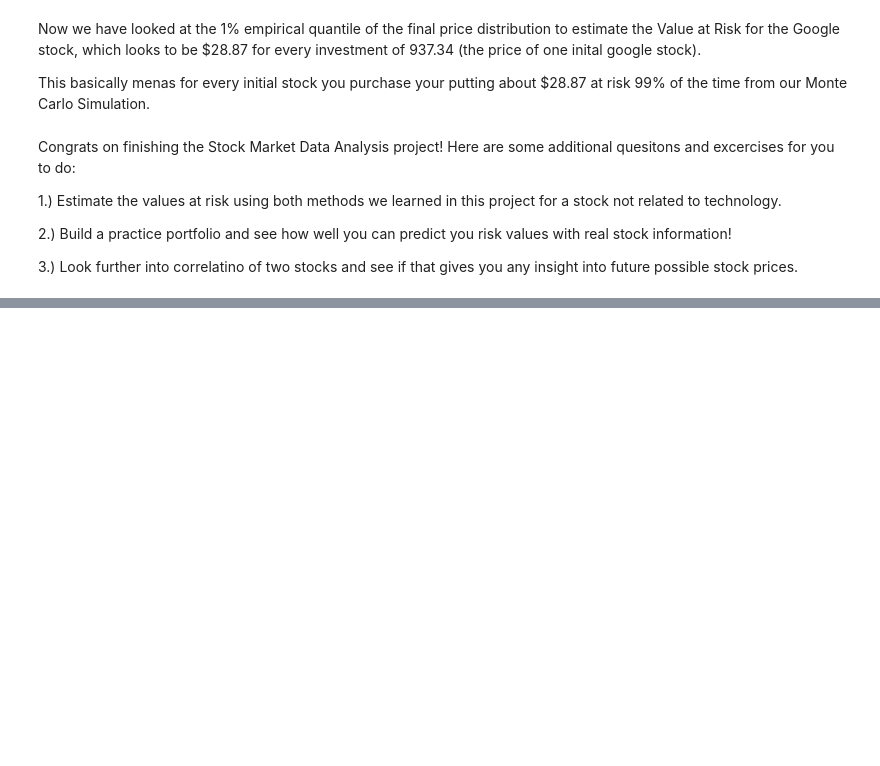
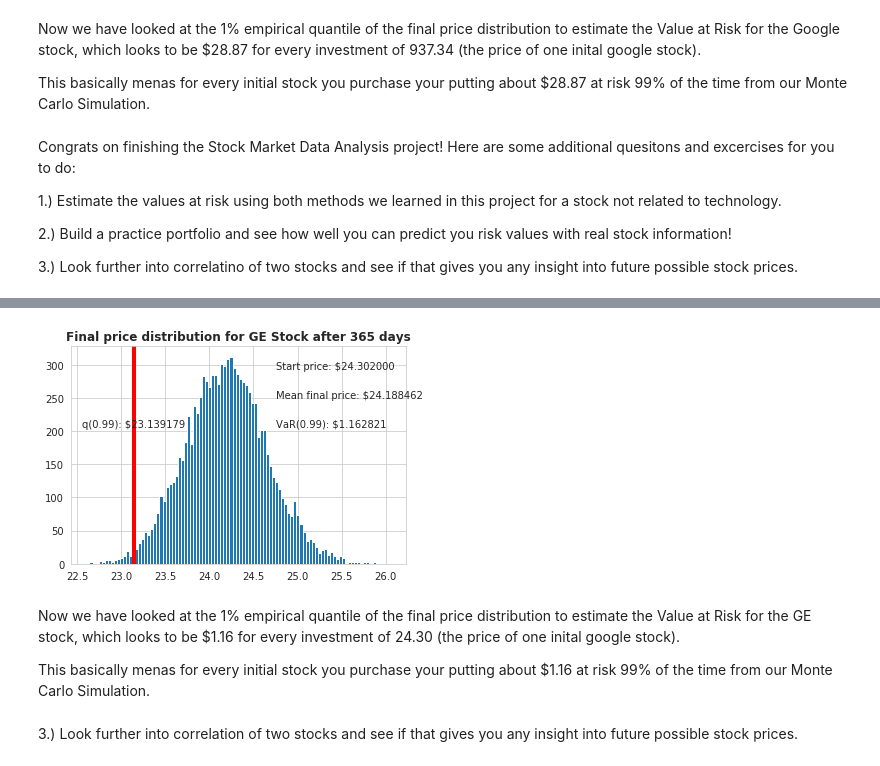
Before and after one commit to easypanda/Udemy, a Jupyter notebook: Python for Data Analysis and visualization/Stock Market Analysis.ipynb, the cells around one changed output, grey strips where cells are left out. Drawn from its saved outputs; the diff is of its cells as text; code cells hidden in the pictures; blank space fills up the shorter version.

```diff
--- a/Python for Data Analysis and visualization/Stock Market Analysis.ipynb
+++ b/Python for Data Analysis and visualization/Stock Market Analysis.ipynb
@@ -477,0 +606,47 @@ Congrats on finishing the Stock Market Data Analysis project! Here are some addi
+# %%
+# Set a large numebr of runs
+runs = 10000
+
+# Create an empty matrix to hold the end price data
+simulations = np.zeros(runs)
+
+# Set the print options of numpy to only display 0-5 points from an array to suppress output
+np.set_printoptions(threshold=5)
+
+for run in range(runs):
+    # Set the simulation data point as the last stock price for that run
+    simulations[run] = stock_monte_carlo(start_price,days,mu_ge,sigma_ge)[days-1];
+# %%
+# Now we'lll define q as the 1% empirical qunatile, this basically means that 99% of the values should fall between here
+q = np.percentile(simulations, 1)
+
+# Now let's plot the distribution of the end prices
+plt.hist(simulations,bins=100)
+
+# Using plt.figtext to fill in some additional information onto the plot
+
+# Starting Price
+plt.figtext(0.6, 0.8, s="Start price: ${:2f}".format(start_price))
+
+# Mean ending price
+plt.figtext(0.6, 0.7, "Mean final price: ${:2f}".format(simulations.mean()))
+
+# Variance of the price (within 99% confidence interval)
+plt.figtext(0.6, 0.6, "VaR(0.99): ${:2f}".format(start_price - q,))
+
+# Display 1% quantile
+plt.figtext(0.15, 0.6, "q(0.99): ${:2f}".format(q))
+
+# Plot a line at the 1% quantile result
+plt.axvline(x=q, linewidth=4, color='r')
+
+# Title
+plt.title(u"Final price distribution for GE Stock after {} days".format(days), weight='bold');
+# %% [output]
+[figure, added]
+# %% [markdown]
+Now we have looked at the 1% empirical quantile of the final price distribution to estimate the Value at Risk for the GE stock, which looks to be $1.16 for every investment of 24.30 (the price of one inital google stock).
+
+This basically menas for every initial stock you purchase your putting about $1.16 at risk 99% of the time from our Monte Carlo Simulation.
+# %% [markdown]
+3.) Look further into correlation of two stocks and see if that gives you any insight into future possible stock prices.
```
Also changed, not shown: parts of 19 cells of this notebook.
